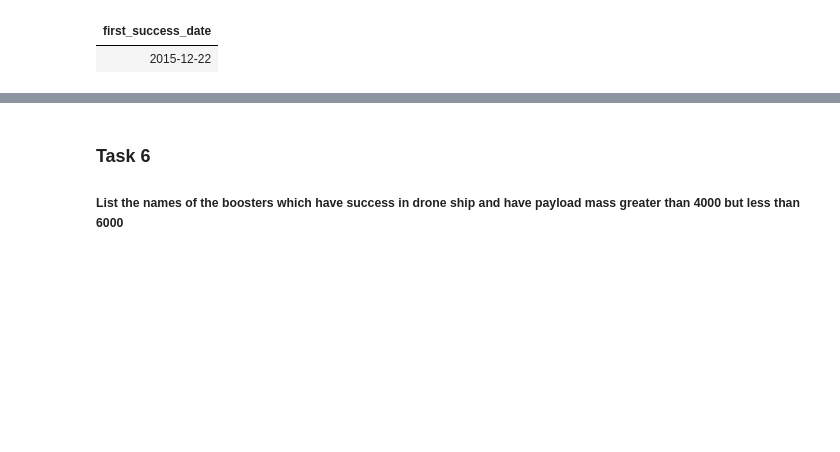
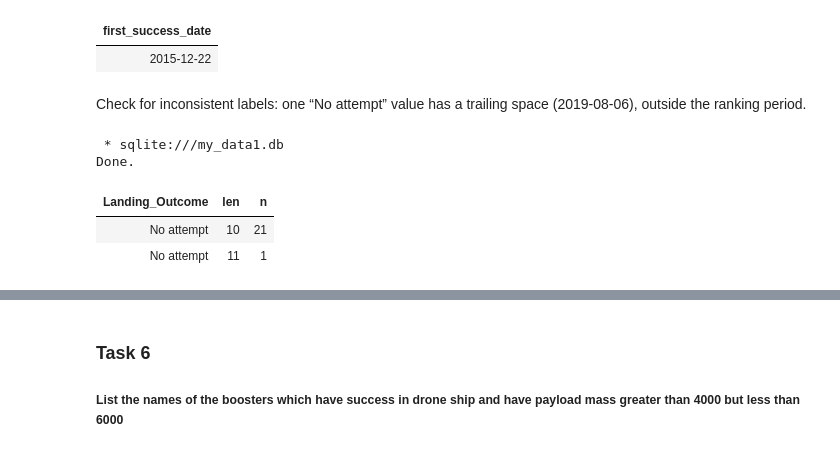
Before and after one commit to hokuamadata/spacex-falcon9-landing-prediction, a Jupyter notebook: 04_eda_sql_sqllite.ipynb, the cells around one changed output, grey strips where cells are left out. Drawn from its saved outputs; the diff is of its cells as text; code cells hidden in the pictures; blank space fills up the shorter version.

```diff
--- a/04_eda_sql_sqllite.ipynb
+++ b/04_eda_sql_sqllite.ipynb
@@ -227,3 +264,17 @@ Done.
 Done.
 | first_success_date |
 | 2015-12-22 |
+# %% [markdown]
+Check for inconsistent labels: one “No attempt” value has a trailing space (2019-08-06), outside the ranking period.
+# %%
+%%sql
+SELECT Landing_Outcome, LENGTH(Landing_Outcome) AS len, COUNT(*) AS n
+FROM SPACEXTABLE
+WHERE Landing_Outcome LIKE 'No attempt%'
+GROUP BY Landing_Outcome
+# %% [output]
+ * sqlite:///my_data1.db
+Done.
+| Landing_Outcome | len | n |
+| No attempt | 10 | 21 |
+| No attempt | 11 | 1 |
```
Also changed, not shown: parts of 19 cells of this notebook.
